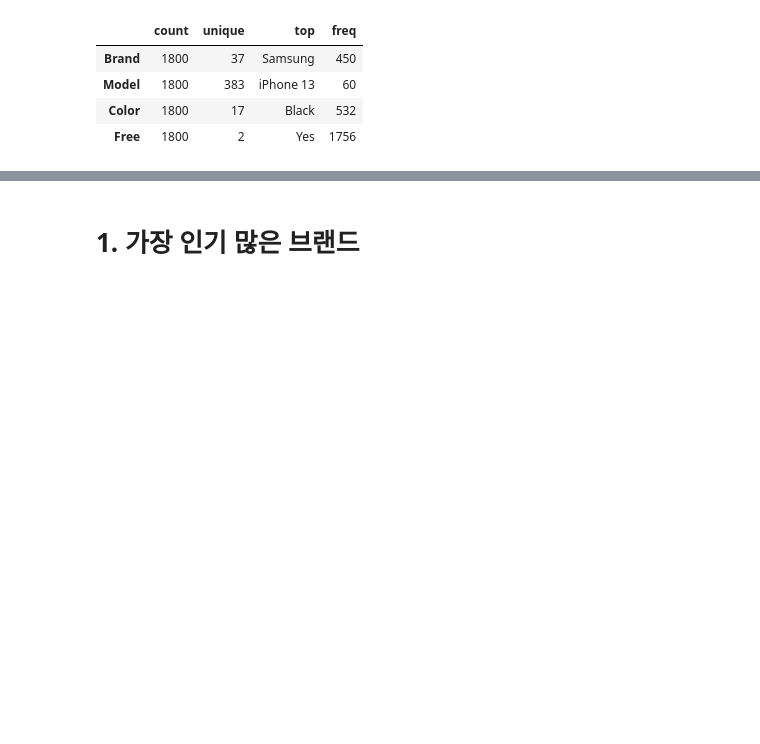
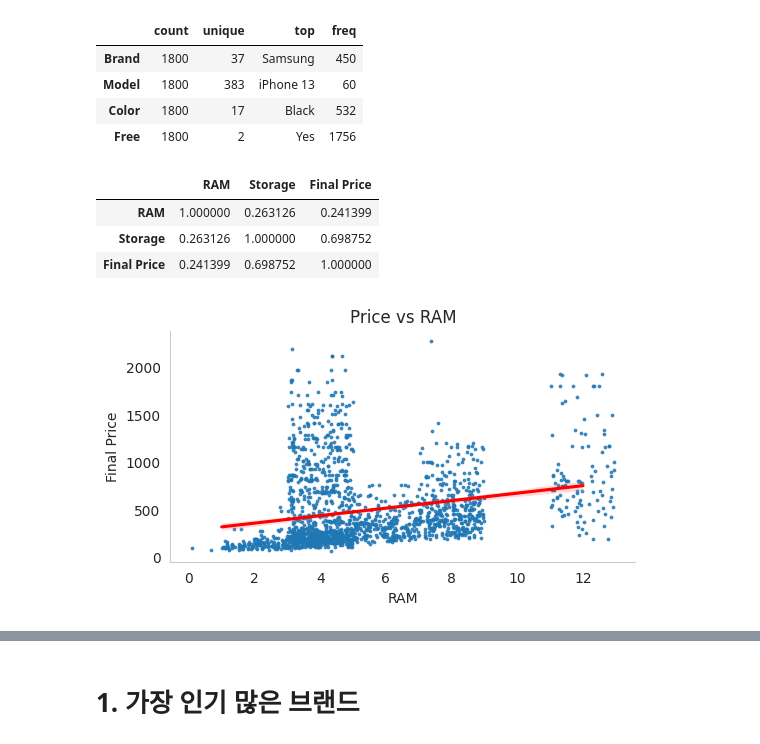
Before and after one commit to oprostep/2024-Spring-ML, a Jupyter notebook: 스마트폰_모델별_가격_예측.ipynb, the cells around one changed output, grey strips where cells are left out. Drawn from its saved outputs; the diff is of its cells as text; code cells hidden in the pictures; blank space fills up the shorter version.

```diff
--- a/스마트폰_모델별_가격_예측.ipynb
+++ b/스마트폰_모델별_가격_예측.ipynb
@@ -183,3 +183,19 @@ df.describe(include="O").T
 | Model | 1800 | 383 | iPhone 13 | 60 |
 | Color | 1800 | 17 | Black | 532 |
 | Free | 1800 | 2 | Yes | 1756 |
+# %%
+df[['RAM', 'Storage', 'Final Price']].corr().style.background_gradient(axis=None, vmin=0.5, vmax=1, cmap="RdBu")
+# %% [output]
+|  | RAM | Storage | Final Price |
+| RAM | 1.000000 | 0.263126 | 0.241399 |
+| Storage | 0.263126 | 1.000000 | 0.698752 |
+| Final Price | 0.241399 | 0.698752 | 1.000000 |
+# %%
+fig = plt.figure(figsize = (6,3))
+g = sns.regplot(x = df.RAM, y = df['Final Price'], x_jitter = True, line_kws={"color": "red"}, scatter_kws={'s':3})
+plt.title('Price vs RAM')
+g.grid(False)
+sns.despine()
+plt.show()
+# %% [output]
+[figure, added]
```
Also changed, not shown: parts of 17 cells of this notebook.
